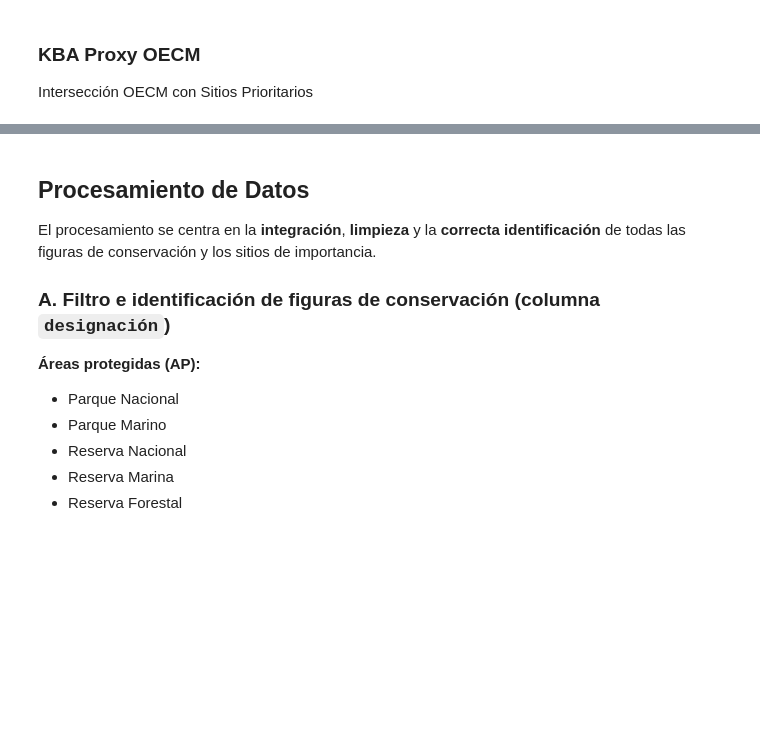
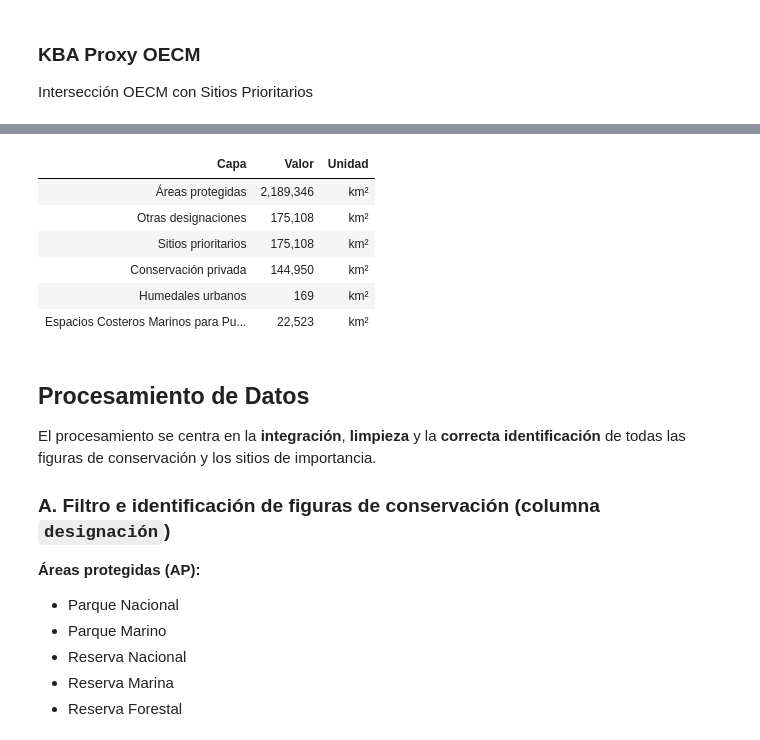
Before and after one commit to IEB-BIODATA/7NR-Indicators, a Jupyter notebook: indicadores/3_1_percentage_protected_area_coverage/3_1_Percentage_protected_area_coverage.ipynb, the cells around one changed output, grey strips where cells are left out. Drawn from its saved outputs; the diff is of its cells as text; code cells hidden in the pictures; blank space fills up the shorter version.

Commit message:
update 3.1 Coverage of protected areas and other effective area-based conservation measures indicator

```diff
--- a/indicadores/3_1_percentage_protected_area_coverage/3_1_Percentage_protected_area_coverage.ipynb
+++ b/indicadores/3_1_percentage_protected_area_coverage/3_1_Percentage_protected_area_coverage.ipynb
@@ -590,18 +649,29 @@ Disponibles en el visor SIMBIO, categoría **Ecosistemas acuáticos**.
 ### Espacios Costeros Marinos para Pueblos Originarios (ECMPO)
 - **Geoportal SUBPESCA:** https://geoportal.subpesca.cl/portal/home/item.html?id=20ca1b00d78a4c858724775d0a083a5e
 # %%
+import pandas as pd
+from IPython.display import display, HTML
 
 tabla_areas_fuentes = pd.DataFrame([
-    {"Capa":"Áreas protegidas", "Valor": areas_protegidas_total_32719_area_total_km2, "Unidad": "km2"},
-    {"Capa":"Otras designaciones", "Valor": otras_designaciones_capa_32719_area_total_km2, "Unidad": "km2"},
-    {"Capa":"Sitios prioritarios", "Valor": sitios_prioritarios_capa_32719_area_total_km2, "Unidad": "km2"},
-    {"Capa":"Conservación privada", "Valor": conservacion_privada_capa_32719_area_total_km2, "Unidad": "km2"},
-    {"Capa":"Humedales urbanos", "Valor": humedales_32719_area_total_m2, "Unidad": "km2"},
-    {"Capa":"Espacios Costeros Marinos para Pueblos Originarios (ECMPO)", "Valor": ecmpo_32719_area_total_km2, "Unidad": "km2"},
+    {"Capa":"Áreas protegidas", "Valor": areas_protegidas_total_32719_area_total_km2, "Unidad": "km²"},
+    {"Capa":"Otras designaciones", "Valor": otras_designaciones_capa_32719_area_total_km2, "Unidad": "km²"},
+    {"Capa":"Sitios prioritarios", "Valor": sitios_prioritarios_capa_32719_area_total_km2, "Unidad": "km²"},
+    {"Capa":"Conservación privada", "Valor": conservacion_privada_capa_32719_area_total_km2, "Unidad": "km²"},
+    {"Capa":"Humedales urbanos", "Valor": humedales_32719_area_total_m2 / 1_000_000, "Unidad": "km²"},  # si venía en m²
+    {"Capa":"Espacios Costeros Marinos para Pueblos Originarios (ECMPO)", "Valor": ecmpo_32719_area_total_km2, "Unidad": "km²"},
 ])
+
 tabla_areas_fuentes["Valor"] = tabla_areas_fuentes["Valor"].map(lambda x: f"{x:,.0f}")
-md_table = tabla_areas_fuentes.to_markdown(index=False)
-display(Markdown(md_table))
+
+display(HTML(tabla_areas_fuentes.to_html(index=False)))
+# %% [output]
+| Capa | Valor | Unidad |
+| Áreas protegidas | 2,189,346 | km² |
+| Otras designaciones | 175,108 | km² |
+| Sitios prioritarios | 175,108 | km² |
+| Conservación privada | 144,950 | km² |
+| Humedales urbanos | 169 | km² |
+| Espacios Costeros Marinos para Pu... | 22,523 | km² |
 # %% [markdown]
 ## Procesamiento de Datos
 
```
Also changed, not shown: parts of 23 cells of this notebook.
